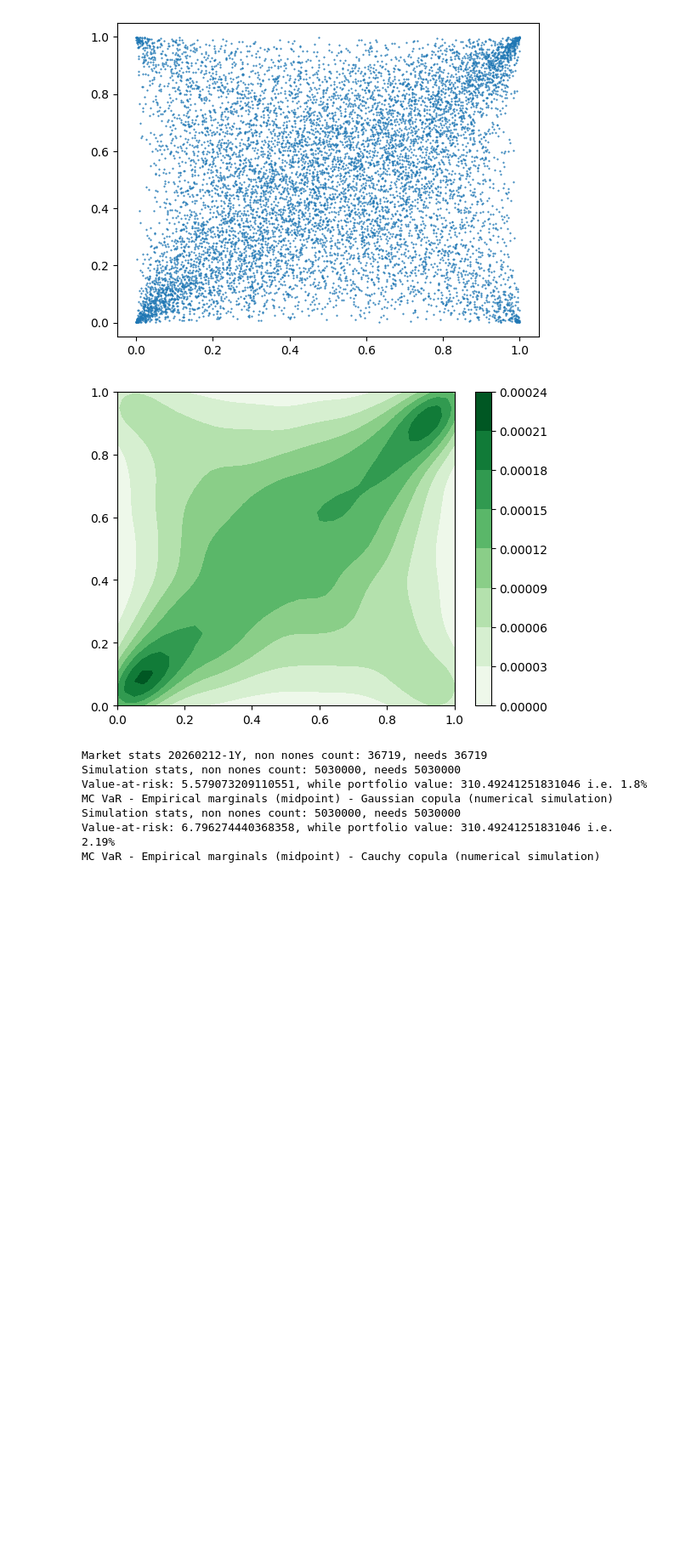
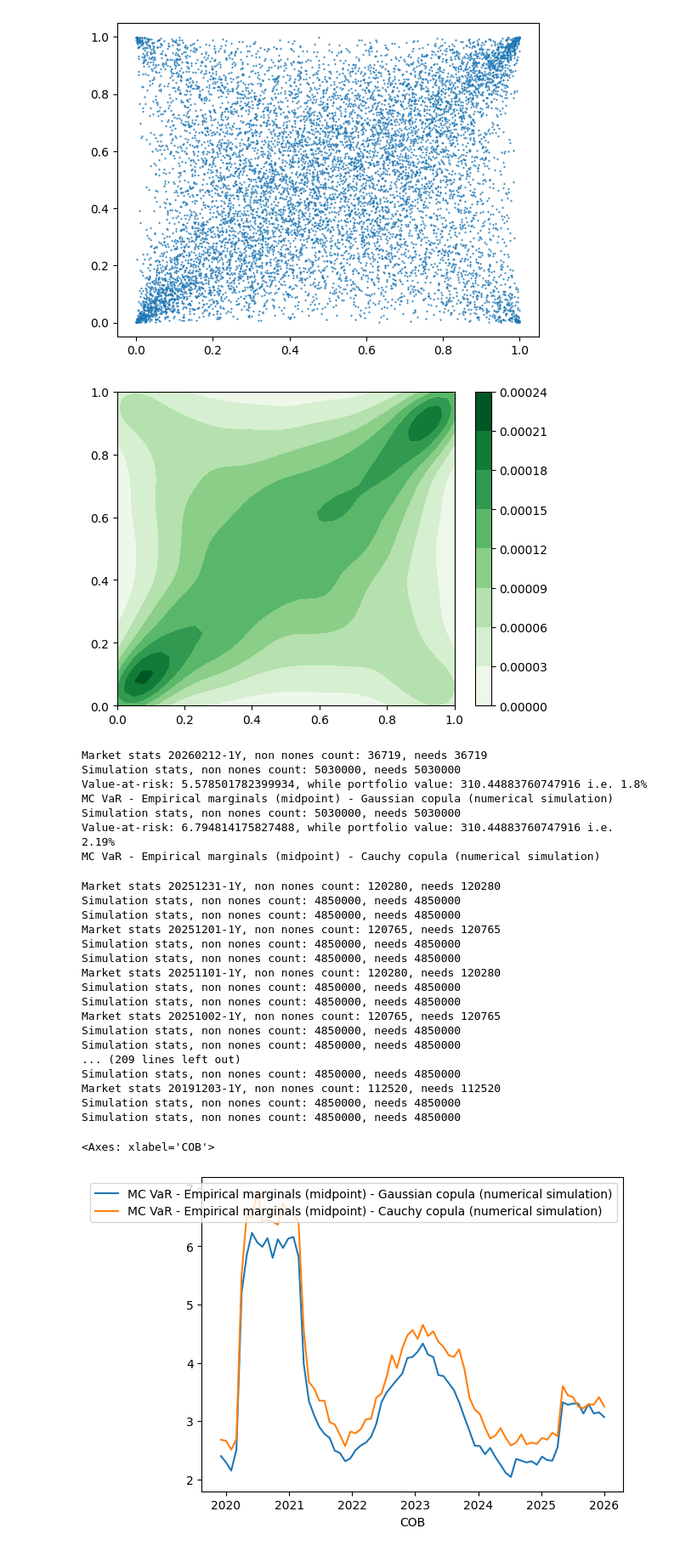
Before and after one commit to SergioArkhypov/MLCopula, a Jupyter notebook: code/study.ipynb, the cells around one changed output. Shown at 85% size. Saved outputs shown, nothing was run; the diff lists cells and outputs as text; code cells hidden in the pictures; blank space fills up the shorter version.

Commit message:
adding loop execution for the range of dates for portfolio var

```diff
--- a/code/study.ipynb
+++ b/code/study.ipynb
@@ -56,7 +56,7 @@ ptf_df = pd.read_csv(f'{relpath}\\data\\portfolios\\sp500.csv')
 ptf_names, ptf_wghts = list(ptf_df['Symbol']), list(ptf_df['Weight'])
 
 #name, cob_date_str, ticker_list, period, interval):
-market = mkt.Market(name='sp500', cob_date_str='20260212', ticker_list=ptf_names, period_years=3, interval='1d')
+market = mkt.Market(name='sp500', cob_date_str='20260212', ticker_list=ptf_names, period_years=3, interval='1d', cache_path='H:\\Temp')
 market.load_history()
 returns = market.get_logreturns(cob_date_str='20260212', sub_period_years=1)
 
@@ -71,12 +71,74 @@ port_var = v.MCVar(returns, market.spot, copula, np.array(ptf_wghts), method='mi
 port_var.calculate_pnls(10000)
 print(f'Value-at-risk: {port_var.get_quantile(0.99)}, while portfolio value: {port_var.get_port_value()} i.e. {round(port_var.get_quantile(0.99)/port_var.get_port_value()*100,2)}%')
 print(port_var.name)
-#todo 1) data loading with cashing 2) result stats i.e. multi quantile etc. 3) logging /storing with decorator
 # %% [output]
 Market stats 20260212-1Y, non nones count: 36719, needs 36719
 Simulation stats, non nones count: 5030000, needs 5030000
-Value-at-risk: 5.579073209110551, while portfolio value: 310.49241251831046 i.e. 1.8%
+Value-at-risk: 5.578501782399934, while portfolio value: 310.44883760747916 i.e. 1.8%
 MC VaR - Empirical marginals (midpoint) - Gaussian copula (numerical simulation)
 Simulation stats, non nones count: 5030000, needs 5030000
-Value-at-risk: 6.796274440368358, while portfolio value: 310.49241251831046 i.e. 2.19%
+Value-at-risk: 6.794814175827488, while portfolio value: 310.44883760747916 i.e. 2.19%
 MC VaR - Empirical marginals (midpoint) - Cauchy copula (numerical simulation)
+# %%
+import market as mkt
+import jointsim as js
+import var as v
+import pandas as pd
+import numpy as np
+import os
+from datetime import datetime, timedelta
+
+relpath = os.path.dirname(os.path.abspath(''))
+ptf_df = pd.read_csv(f'{relpath}\\data\\portfolios\\sp500.csv')
+ptf_names, ptf_wghts = list(ptf_df['Symbol']), list(ptf_df['Weight'])
+
+#name, cob_date_str, ticker_list, period, interval):
+cob_date_str='20251231'
+market = mkt.Market(name='sp500', cob_date_str=cob_date_str, ticker_list=ptf_names, period_years=7, interval='1d', cache_path='H:\\Temp')
+market.load_history()
+
+for i in range(75):
+    new_cob_date = datetime.strptime(cob_date_str, '%Y%m%d').date() - timedelta(days=30*i)
+    returns = market.get_logreturns(cob_date_str=new_cob_date.strftime('%Y%m%d'), sub_period_years=1)
+
+    copula0 = js.GaussCopulaNum(returns, [1.0]*len(ptf_names), seed=0)
+    port_var0 = v.MCVar(returns, market.spot, copula0, np.array(ptf_wghts), method='midpoint')
+    port_var0.calculate_pnls(10000)
+
+    copula1 = js.CauchyCopulaNum(returns, [1.0]*len(ptf_names), seed=0)
+    port_var1 = v.MCVar(returns, market.spot, copula1, np.array(ptf_wghts), method='midpoint')
+    port_var1.calculate_pnls(10000)
+
+    if i==0:
+        res = pd.DataFrame(data=[[new_cob_date, round(port_var0.get_quantile(0.99)/port_var0.get_port_value()*100,2), round(port_var1.get_quantile(0.99)/port_var1.get_port_value()*100,2)]],
+                     columns=['COB', port_var0.name, port_var1.name])
+    else:
+        res_temp = pd.DataFrame(data=[[new_cob_date, round(port_var0.get_quantile(0.99)/port_var0.get_port_value()*100,2), round(port_var1.get_quantile(0.99)/port_var1.get_port_value()*100,2)]],
+                     columns=['COB', port_var0.name, port_var1.name])
+        res = pd.concat([res, res_temp], ignore_index=True)
+
+res.set_index('COB', inplace=True)
+res = res.sort_index()
+res.to_csv('H:\\Temp\\var.csv')
+res.plot()
+#todo 2) result stats i.e. multi quantile etc. 3) logging /storing with decorator
+# %% [output]
+Market stats 20251231-1Y, non nones count: 120280, needs 120280
+Simulation stats, non nones count: 4850000, needs 4850000
+Simulation stats, non nones count: 4850000, needs 4850000
+Market stats 20251201-1Y, non nones count: 120765, needs 120765
+Simulation stats, non nones count: 4850000, needs 4850000
+Simulation stats, non nones count: 4850000, needs 4850000
+Market stats 20251101-1Y, non nones count: 120280, needs 120280
+Simulation stats, non nones count: 4850000, needs 4850000
+Simulation stats, non nones count: 4850000, needs 4850000
+Market stats 20251002-1Y, non nones count: 120765, needs 120765
+Simulation stats, non nones count: 4850000, needs 4850000
+Simulation stats, non nones count: 4850000, needs 4850000
+... (209 lines left out)
+Simulation stats, non nones count: 4850000, needs 4850000
+Market stats 20191203-1Y, non nones count: 112520, needs 112520
+Simulation stats, non nones count: 4850000, needs 4850000
+Simulation stats, non nones count: 4850000, needs 4850000
+<Axes: xlabel='COB'>
+[figure, added]
```
Also changed, not shown: 2 other files.
